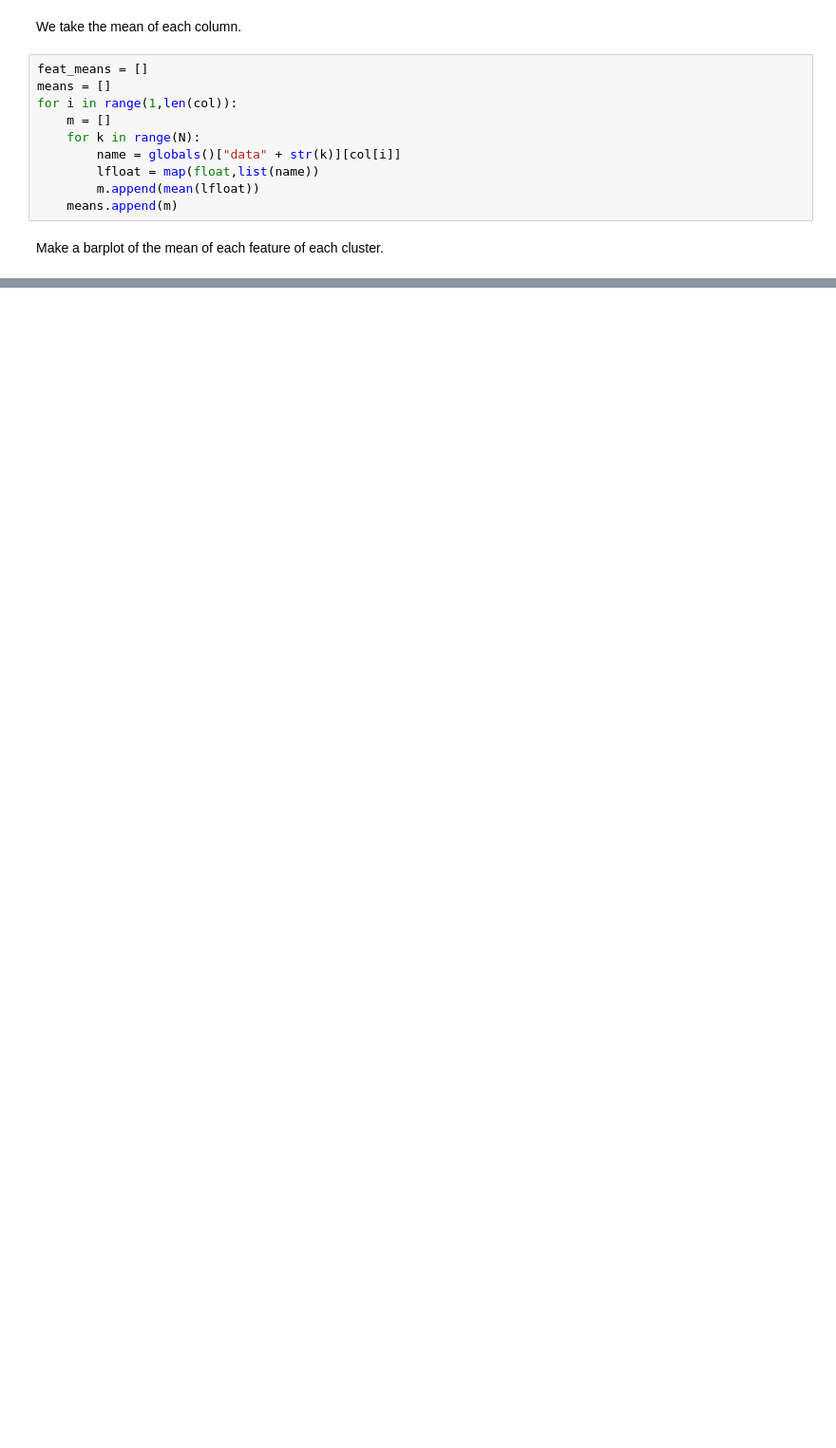
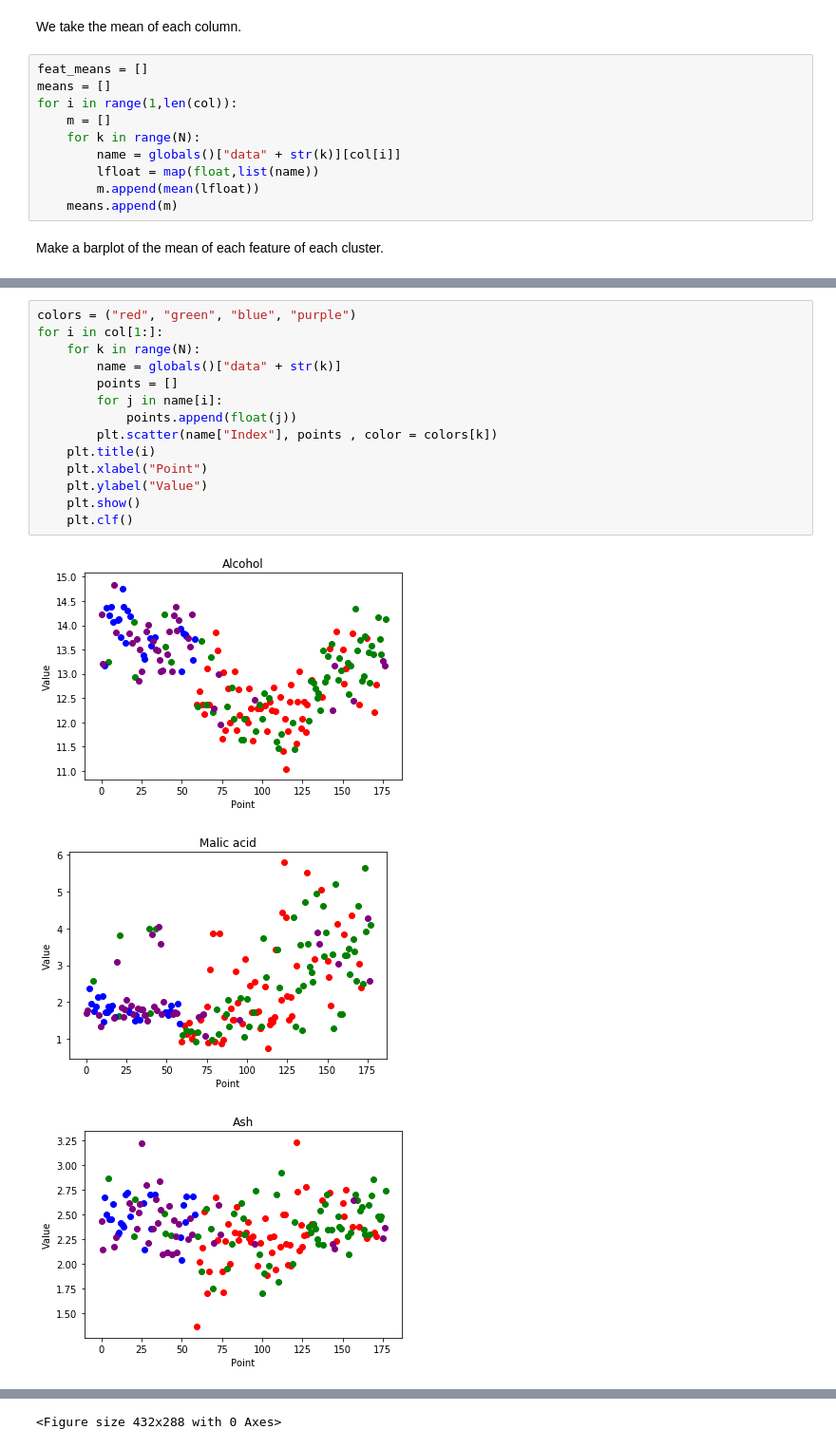
Before and after one commit to NeginAmini/HW4, a Jupyter notebook: K-means.ipynb, the cells around one changed output, grey strips where cells are left out. Shown at 95% size. Drawn from its saved outputs; the diff is of its cells as text; blank space fills up the shorter version.

```diff
--- a/K-means.ipynb
+++ b/K-means.ipynb
@@ -205,0 +207,18 @@ We can see that the features that most characterize the clusters are the ones wi
+# %%
+colors = ("red", "green", "blue", "purple")
+for i in col[1:]:
+    for k in range(N):
+        name = globals()["data" + str(k)]
+        points = []
+        for j in name[i]:
+            points.append(float(j))
+        plt.scatter(name["Index"], points , color = colors[k])
+    plt.title(i)
+    plt.xlabel("Point")
+    plt.ylabel("Value")
+    plt.show()
+    plt.clf()
+# %% [output]
+[figure, added]
+[figure, added]
+[figure, added]
@@ -205,0 +235 @@ We can see that the features that most characterize the clusters are the ones wi
+<Figure size 432x288 with 0 Axes>
```
Also changed, not shown: parts of 15 cells of this notebook.
